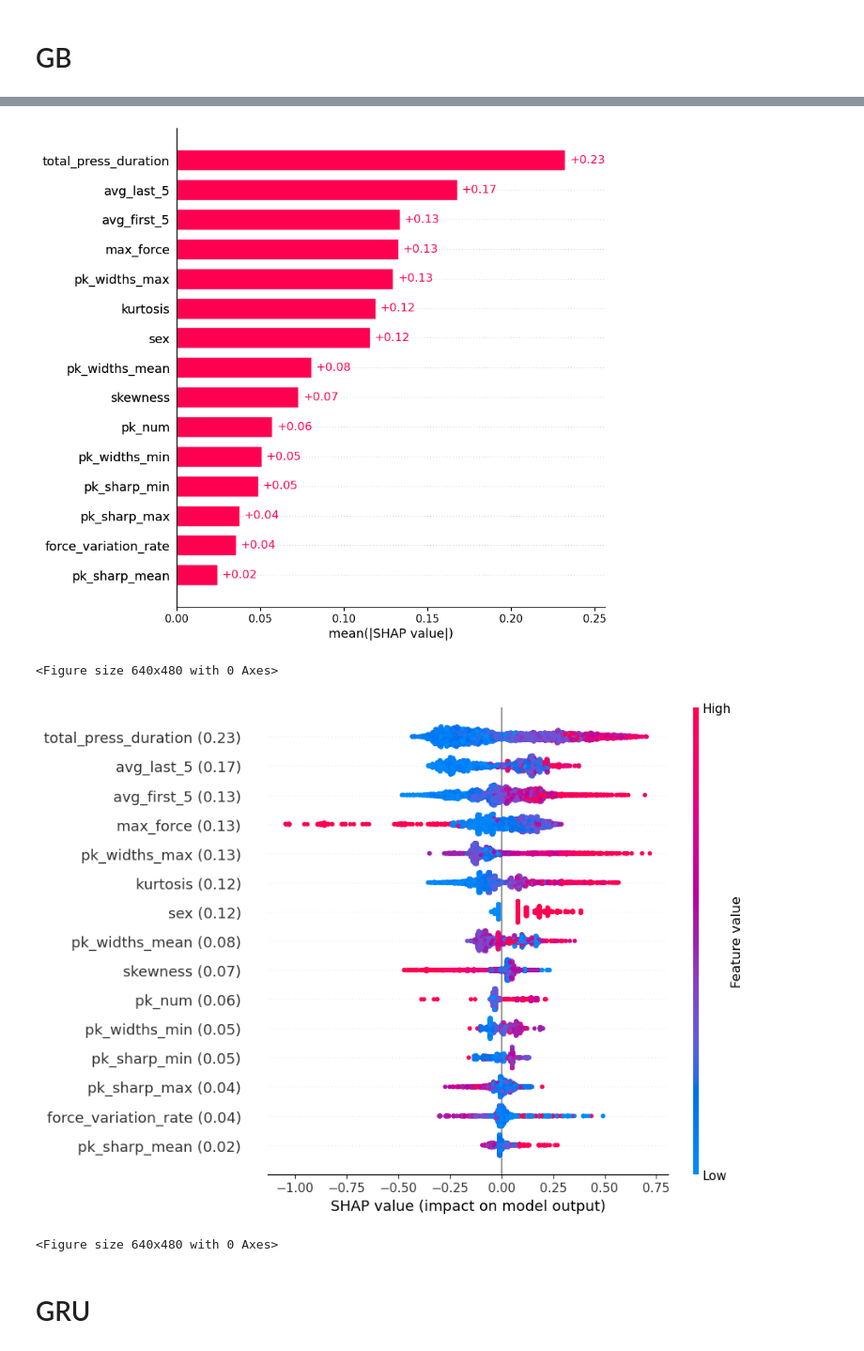
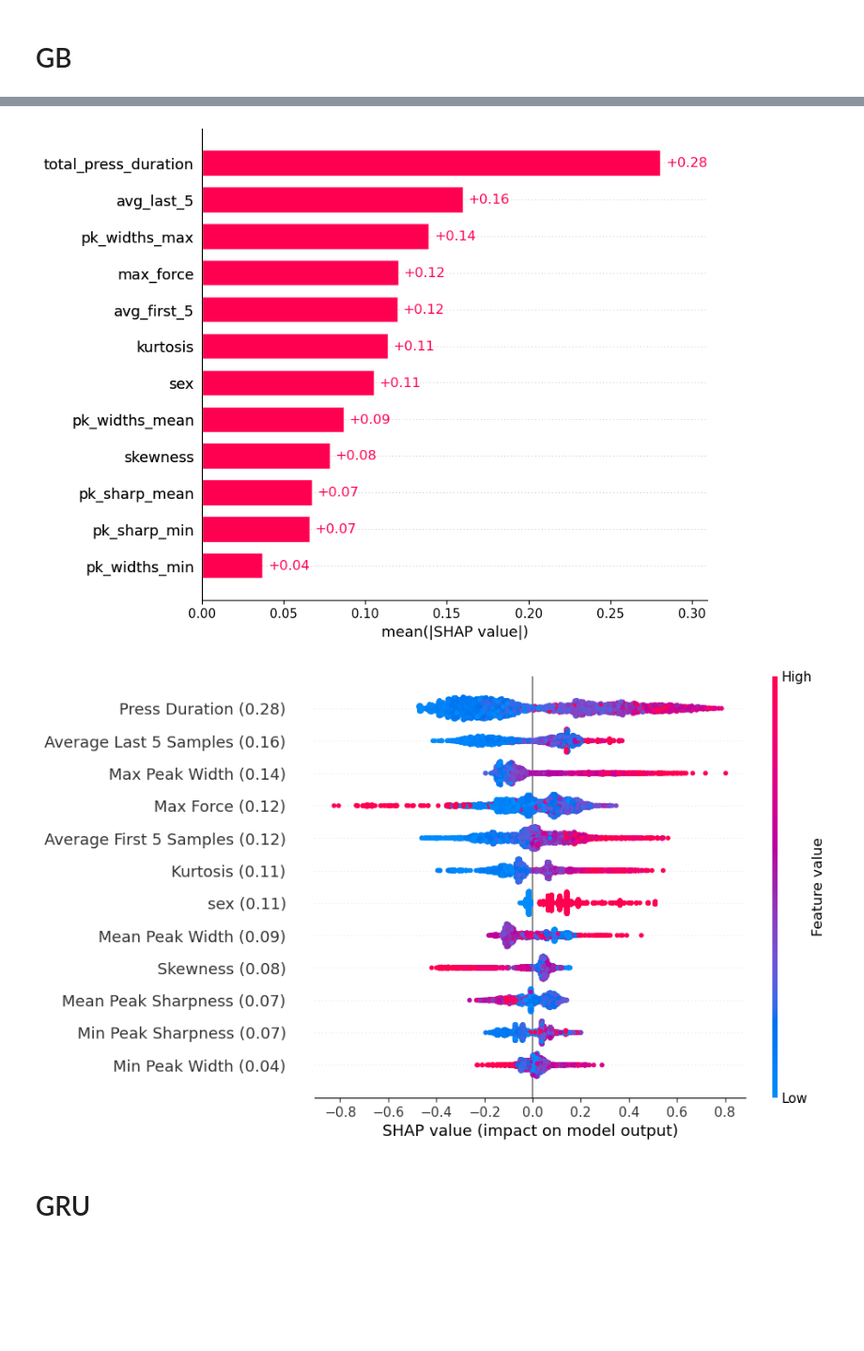
Before and after one commit to Jiefei-Wang/rat-model, a Jupyter notebook: scripts/descriptive.ipynb, the cells around one changed output, grey strips where cells are left out. Shown at 94% size. Cells and saved outputs as stored; diff of their text form; code cells hidden in the pictures; blank space fills up the shorter version.

```diff
--- a/scripts/descriptive.ipynb
+++ b/scripts/descriptive.ipynb
@@ -9,6 +9,7 @@ df_raw = pickle.load(open(f'{output_base}/df_raw.pkl', "rb"))
 df_ML = pickle.load(open(f'{output_base}/df_ML.pkl', "rb"))
 df_ML_unscaled = pickle.load(open(f'{output_base}/df_ML_unscaled.pkl', "rb"))
 feature_names = pickle.load(open(f'{output_base}/feature_names.pkl', "rb"))
+ML_feature_names = pickle.load(open(f'{output_base}/ML_feature_names.pkl', "rb"))
 
 figure_path = 'output/figures'
 if not os.path.exists(figure_path):
@@ -244,11 +244,11 @@ df_ML_test = pickle.load(open(os.path.join(output_base, "df_ML_test.pkl"), "rb")
 feature_names = pickle.load(open(os.path.join(output_base, "feature_names.pkl"), "rb"))
 
 
-x_train = df_ML_train.loc[:, feature_names]
+x_train = df_ML_train.loc[:, ML_feature_names]
 y_train = df_ML_train.loc[:, 'label'].values
-x_test = df_ML_test.loc[:, feature_names]
+x_test = df_ML_test.loc[:, ML_feature_names]
 y_test = df_ML_test.loc[:, 'label'].values
 
-print(feature_names)
+print(ML_feature_names)
 print(f"{len(x_train)} training samples, {len(x_test)} testing samples")
 # %% [output]
@@ -288,10 +288,11 @@ def calc_metrics(y_true, y_prob):
 ## Logistic
 # %%
 from sklearn.linear_model import LogisticRegression
-C = 0.01
+C = 0.009
 lg = LogisticRegression(max_iter=10000, l1_ratio=1.0, C=C, solver='liblinear')
 lg.fit(x_train, y_train)
 y_pred = lg.predict_proba(x_test)[:, 1]
+df_ML_test["lg_prob"] = y_pred
 LG_metrics = calc_metrics(y_test, y_pred)
 print(LG_metrics)
 # %% [output]
@@ -302,11 +324,11 @@ print(LG_metrics)
 import xgboost as xgb
 
 gb = xgb.XGBClassifier(
-    max_depth=2,
+    max_depth=8,
     min_child_weight=8,
-    subsample=1,
+    subsample=0.75,
     colsample_bytree=1,
-    reg_lambda=1,
+    reg_lambda=10,
     tree_method="hist",
     random_state=42
 )
@@ -314,6 +336,7 @@ gb = xgb.XGBClassifier(
 
 gb.fit(x_train, y_train)
 y_pred = gb.predict_proba(x_test)[:, 1]
+df_ML_test["gb_prob"] = y_pred
 GB_metrics = calc_metrics(y_test, y_pred)
 print(GB_metrics)
 # %% [output]
@@ -328,32 +351,28 @@ shap_values = expl_gb(x_test)
 shap.plots.bar(shap_values, max_display=30)
 plt.show()
 # %% [output]
-[figure, old version]
+[figure, new version]
-<Figure size 640x480 with 0 Axes>
 # %%
 import shap
 import numpy as np
 import matplotlib.pyplot as plt
 
-# Compute SHAP values
 shap_values = expl_gb(x_test)
-
-# Mean absolute SHAP per feature
 mean_shap = np.abs(shap_values.values).mean(axis=0)
 
-# Append mean SHAP to feature names
 shap_values.feature_names = [
-    f"{name} ({mean_shap[i]:.2f})"
+    f"{feature_name_map.get(name, name)} ({mean_shap[i]:.2f})"
     for i, name in enumerate(x_test.columns)
 ]
 
-# Plot
-shap.plots.beeswarm(shap_values, max_display=30)
+plt.figure(figsize=(8, 6))
+shap.plots.beeswarm(shap_values, max_display=30, show=False)
+
+fig = plt.gcf()
+fig.savefig(f"{figure_path}/shap_plot_GB.png", dpi=300, bbox_inches="tight")
 plt.show()
-plt.savefig(f"{figure_path}/shap_plot_GB.png", dpi=300, bbox_inches='tight')
 # %% [output]
-[figure, old version]
+[figure, new version]
-<Figure size 640x480 with 0 Axes>
 # %% [markdown]
 # GRU
 # %%
```
Also changed, not shown: parts of 20 cells of this notebook, 4 other files.
